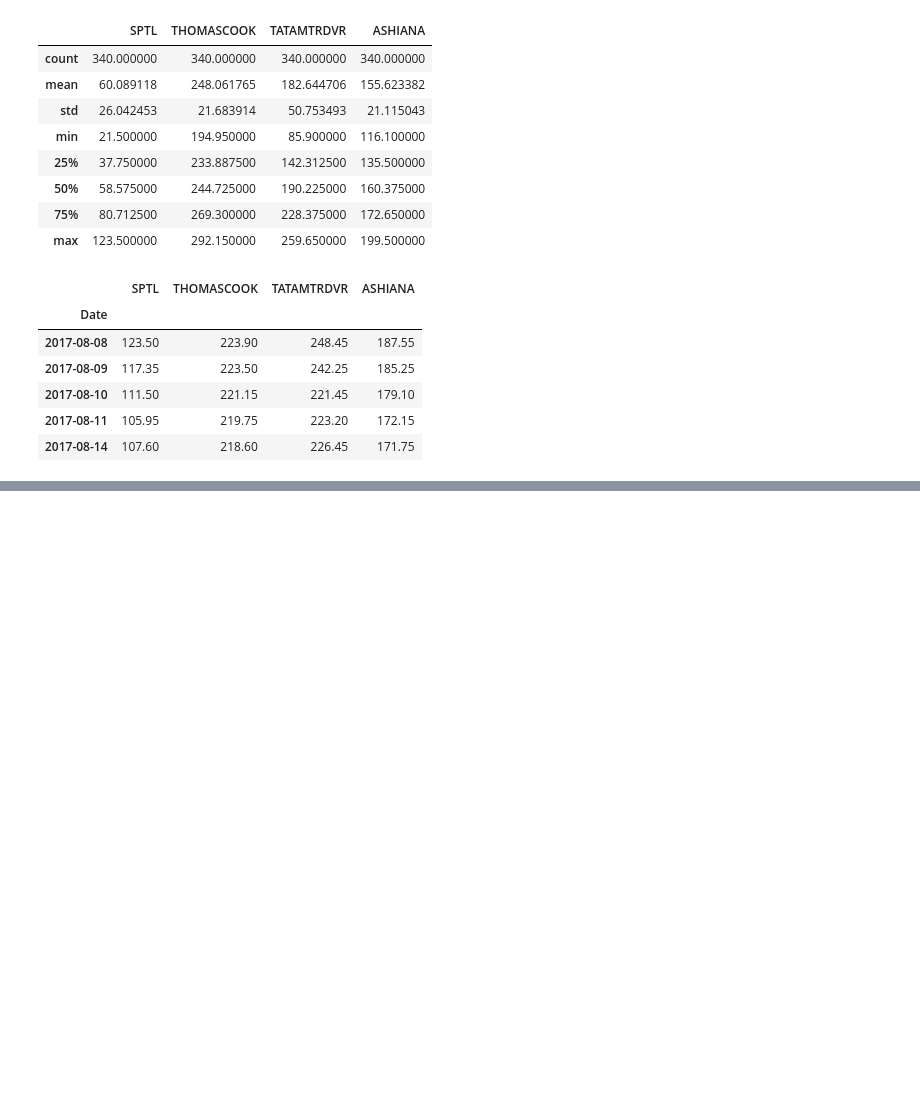
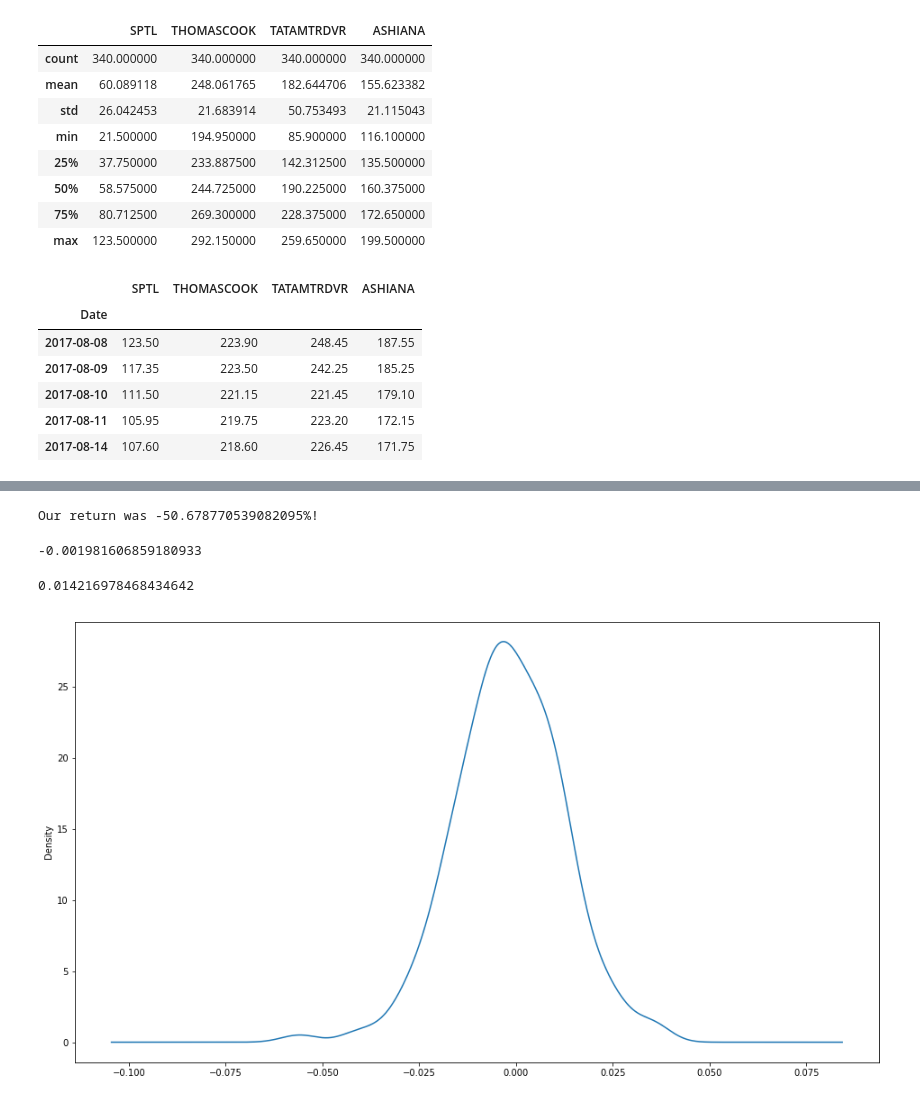
Before and after one commit to magnacore/Portfolio-Optimization-and-Return-Analysis, a Jupyter notebook: Portfolio Optimization and Analysis.ipynb, the cells around one changed output, grey strips where cells are left out. Cells and saved outputs as stored; diff of their text form; code cells hidden in the pictures; blank space fills up the shorter version.

```diff
--- a/Portfolio Optimization and Analysis.ipynb
+++ b/Portfolio Optimization and Analysis.ipynb
@@ -51,0 +153,20 @@ portfolio_close_price.head()
+# %%
+#Overall Cumulative Return (not daily)
+cumulative_return = 100 * (portfolio_normalized_allocation['Total Position'][-1]/portfolio_normalized_allocation['Total Position'][0] - 1 )
+print('Our return was {}%!'.format(cumulative_return))
+# %% [output]
+Our return was -50.678770539082095%!
+# %%
+#Avg Daily Return
+portfolio_normalized_allocation['Daily Return'].mean()
+# %% [output]
+-0.001981606859180933
+# %%
+#Std Daily Return
+portfolio_normalized_allocation['Daily Return'].std()
+# %% [output]
+0.014216978468434642
+# %%
+portfolio_normalized_allocation['Daily Return'].plot(kind='kde', figsize=(16,9));
+# %% [output]
+[figure, added]
```
Also changed, not shown: parts of 26 cells of this notebook, 1 other file.
